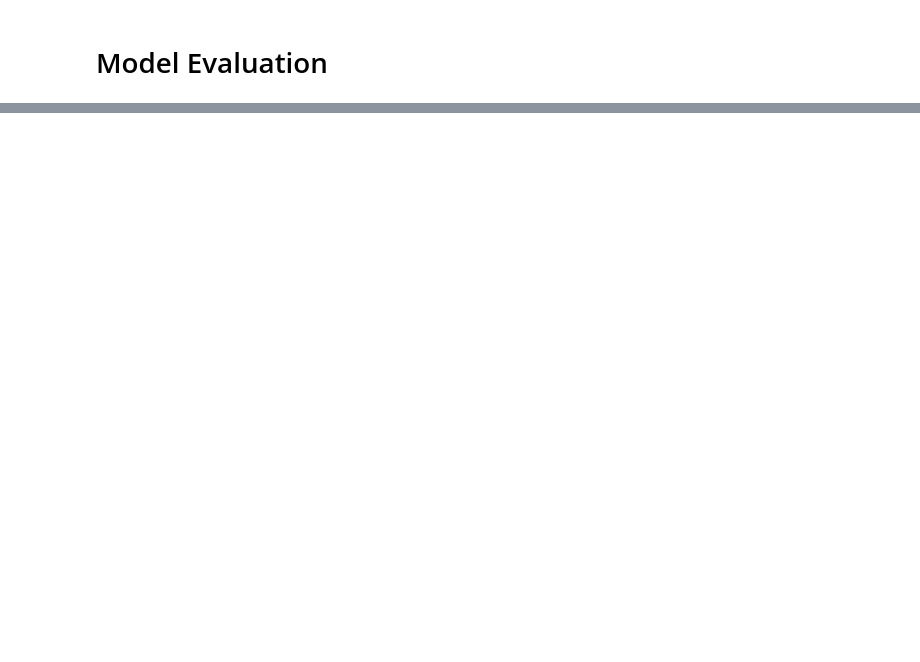
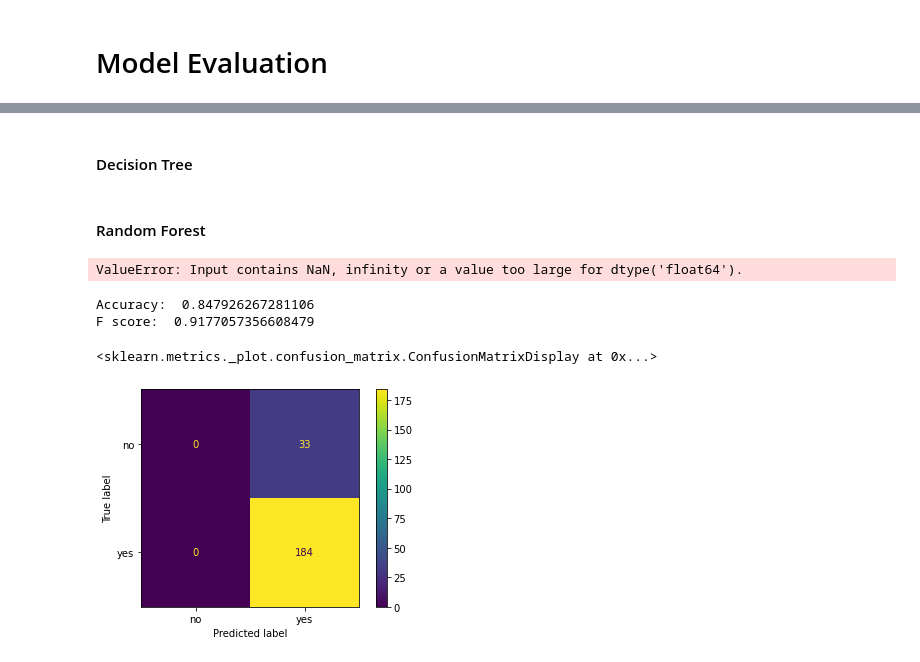
Before and after one commit to krishnapavanz/LarryOnBallots, a Jupyter notebook: models/model_evaluation.ipynb, the cells around one changed output, grey strips where cells are left out. Saved outputs shown, nothing was run; the diff lists cells and outputs as text; code cells hidden in the pictures; blank space fills up the shorter version.

Commit message:
added evaluation metrics and plots

```diff
--- a/models/model_evaluation.ipynb
+++ b/models/model_evaluation.ipynb
@@ -58,0 +74,5 @@ X_train, X_test, X_dev = sn.min_max_scaling(X_train, X_test, X_dev)
+# %%
+#!!!!!REMOVE!!!!!
+X_train = X_train.fillna(0)
+X_test = X_test.fillna(0)
+X_dev = X_dev.fillna(0)
@@ -60,0 +87,31 @@ X_train, X_test, X_dev = sn.min_max_scaling(X_train, X_test, X_dev)
+# %% [markdown]
+#### Decision Tree
+# %% [markdown]
+#### Random Forest
+# %%
+# Test random forest
+best_params, best_acc, accuracies = rf.random_forest(X_train=X_train, X_dev=X_dev,
+                                            y_train=y_train, y_dev=y_dev, random_state = True)
+
+# Plot random forests' accuracies based on parameters
+plot_random_forest(accuracies)
+# %% [output]
+ValueError: Input contains NaN, infinity or a value too large for dtype('float64').
+# %%
+# Make prediction with best model
+y_pred = predict_random_forest(best_params, X_train, y_train, X_test, random_state = True)
+# %%
+# Accuracy & F-Score
+labels = ["no", "yes"]
+print("Accuracy: ", accuracy_score(y_test, y_pred))
+print("F score: ", f1_score(y_test, y_pred))
+# %% [output]
+Accuracy:  0.847926267281106
+F score:  0.9177057356608479
+# %%
+# Confusion matrix
+cm = confusion_matrix(y_test, y_pred)
+ConfusionMatrixDisplay(cm, display_labels=labels).plot()
+# %% [output]
+<sklearn.metrics._plot.confusion_matrix.ConfusionMatrixDisplay at 0x...>
+[figure, added]
```
Also changed, not shown: parts of 14 cells of this notebook.
